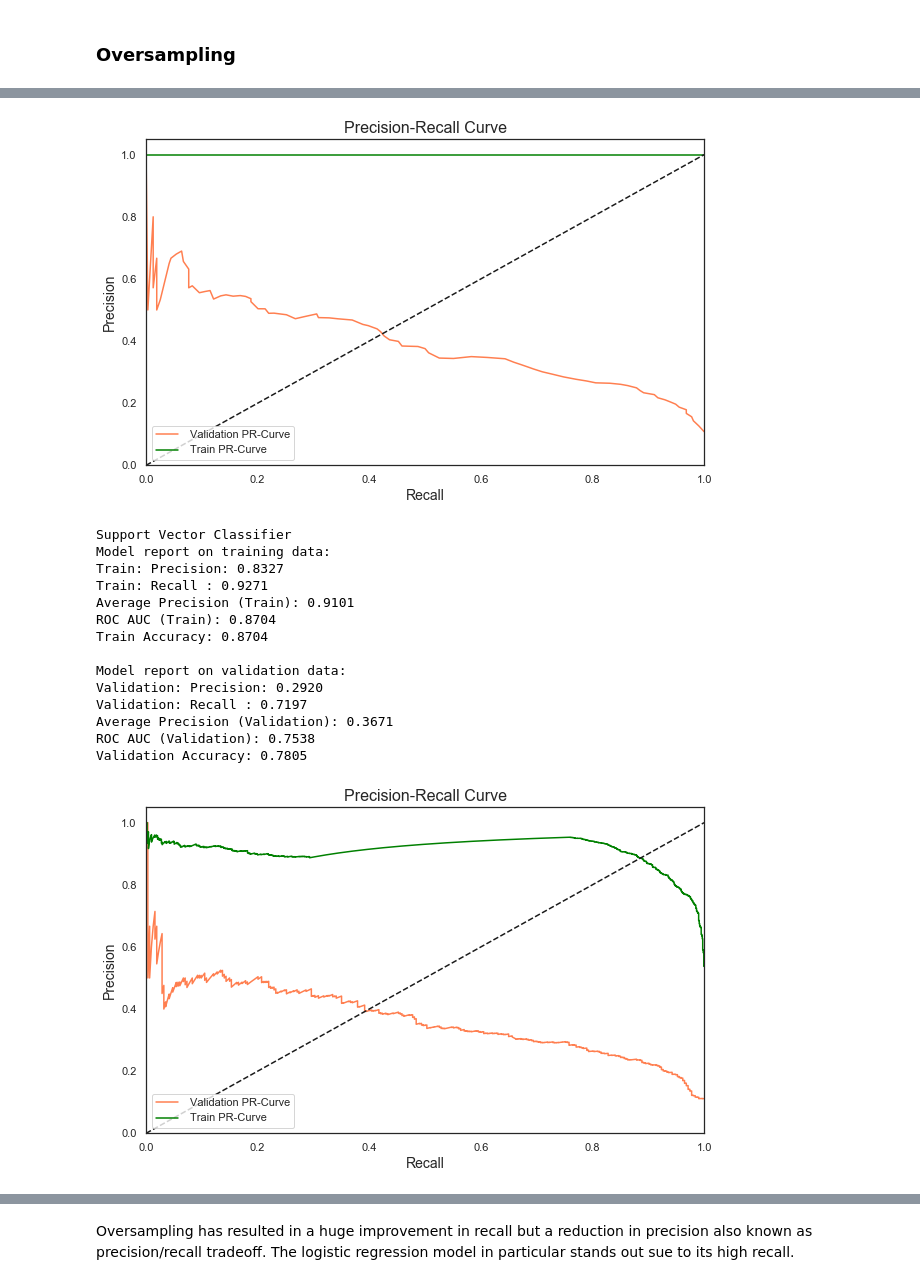
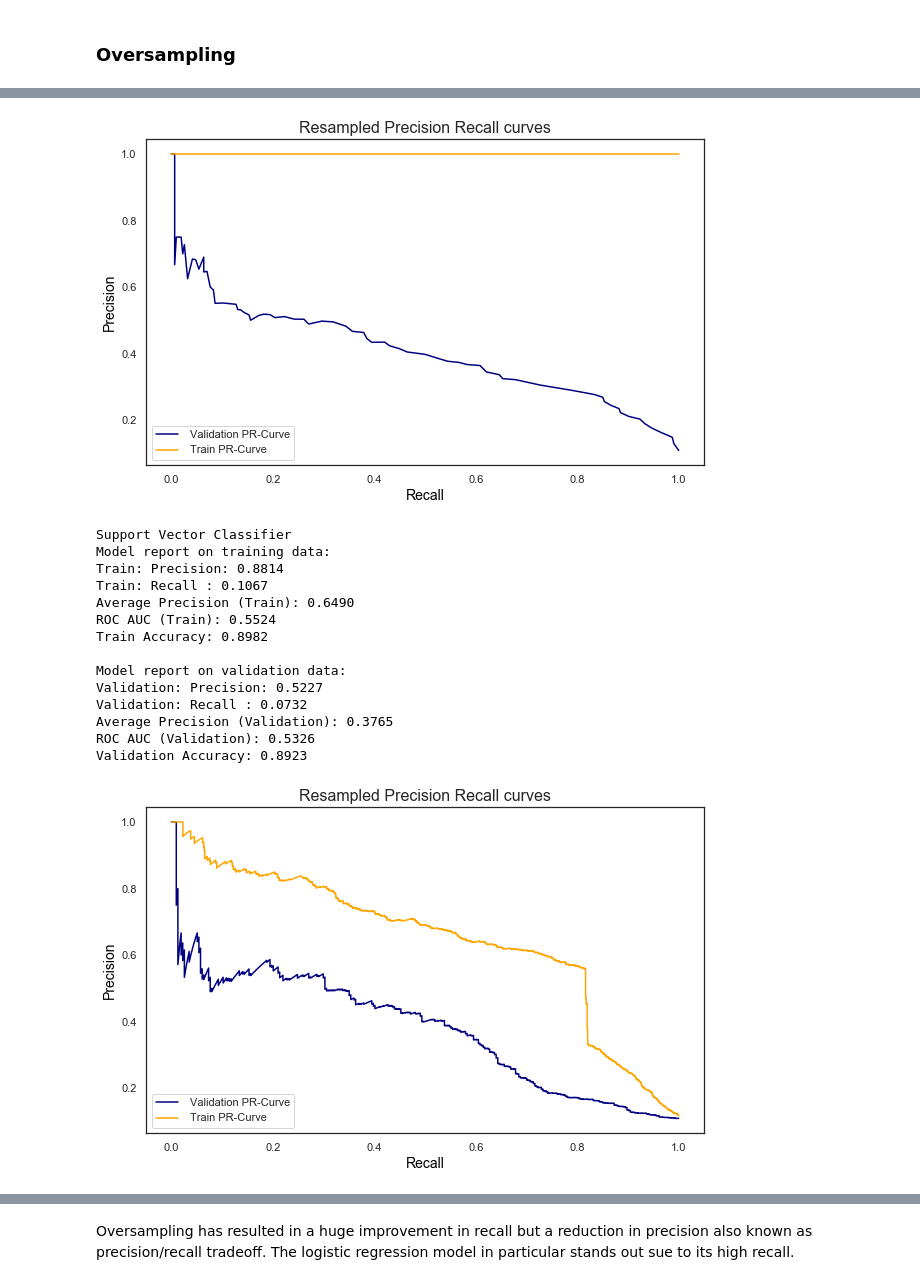
Before and after one commit to richasethi3/CVD_Prediction, a Jupyter notebook: 03_Preprocessing_and_Training/CVD_Prediction_Preprocessing_and_Training.ipynb, the cells around one changed output, grey strips where cells are left out. Drawn from its saved outputs; the diff is of its cells as text; code cells hidden in the pictures.

```diff
--- a/03_Preprocessing_and_Training/CVD_Prediction_Preprocessing_and_Training.ipynb
+++ b/03_Preprocessing_and_Training/CVD_Prediction_Preprocessing_and_Training.ipynb
@@ -427,7 +452,7 @@ Now, let's evaluate the performance of Support Vector Classifier.
 # %%
 #fit support vector classifier and predict y
 svc = SVC(random_state=42, probability=True)
-model_fit(svc,X_train, X_val, y_train, y_val, True)
+model_fit(svc,X_train, X_val, y_train, y_val, 'Support Vector Machine: Precision-Recall Curve', True)
 
 fig = plt.figure(figsize=(10,4))
 ax = fig.add_subplot(1,2,1)
@@ -457,7 +482,7 @@ Support Vector Classifier is overfitting the training data as can be observed by
 # %%
 #fit random forest classifier and predict y
 rf = RandomForestClassifier(random_state=42, n_estimators = 300)
-model_fit(rf,X_train, X_val, y_train, y_val, True)
+model_fit(rf,X_train, X_val, y_train, y_val, 'Random Forest: Precision-Recall Curve', True)
 
 fig = plt.figure(figsize=(10,4))
 ax = fig.add_subplot(1,2,1)
@@ -485,7 +510,7 @@ Random Forest is frossly overfitting the training dataset and is showing 100% re
 # %%
-#fit lkneighbors classifier and predict y
+#fit kneighbors classifier and predict y
 knn = KNeighborsClassifier()
-model_fit(knn, X_train, X_val, y_train, y_val, True)
+model_fit(knn, X_train, X_val, y_train, y_val, 'kNeighbors Classifier: Precision-Recall Curve', True)
 
 fig = plt.figure(figsize=(10,4))
 ax = fig.add_subplot(1,2,1)
@@ -587,7 +612,7 @@ def resamp_eval(resamp_alg, X_tr, y_tr):
     for name, model in models:
         names.append(name)
         print(name)
-        model_fit(model, X_tr, X_val, y_tr, y_val, True)
+        model_fit(model, X_tr, X_val, y_tr, y_val, 'Resampled Precision Recall curves', True)
 # %% [markdown]
 Now we will perform the comparison of models using various sampling techniques.
 # %% [markdown]
@@ -598,7 +623,7 @@ os_X, os_y = ros.fit_sample(X_train, y_train)
 os_X = pd.DataFrame(data=os_X, columns=columns )
 os_y = pd.DataFrame(data=os_y, columns=['CVD_risk'])
 # %%
-resamp_eval(ros, os_X, os_y)
+resamp_eval(ros, X_train, y_train)
 # %% [output]
 Logistic Regression
 Model report on training data:
@@ -647,16 +672,16 @@ Validation Accuracy: 0.8899
-[figure, old version]
+[figure, new version]
 Support Vector Classifier
 Model report on training data:
-Train: Precision: 0.8327
-Train: Recall : 0.9271
-Average Precision (Train): 0.9101
-ROC AUC (Train): 0.8704
-Train Accuracy: 0.8704
+Train: Precision: 0.8814
+Train: Recall : 0.1067
+Average Precision (Train): 0.6490
+ROC AUC (Train): 0.5524
+Train Accuracy: 0.8982
 
 Model report on validation data:
-Validation: Precision: 0.2920
-Validation: Recall : 0.7197
-Average Precision (Validation): 0.3671
-ROC AUC (Validation): 0.7538
-Validation Accuracy: 0.7805
+Validation: Precision: 0.5227
+Validation: Recall : 0.0732
+Average Precision (Validation): 0.3765
+ROC AUC (Validation): 0.5326
+Validation Accuracy: 0.8923
-[figure, old version]
+[figure, new version]
```
Also changed, not shown: parts of 53 cells of this notebook, 1 other file.
